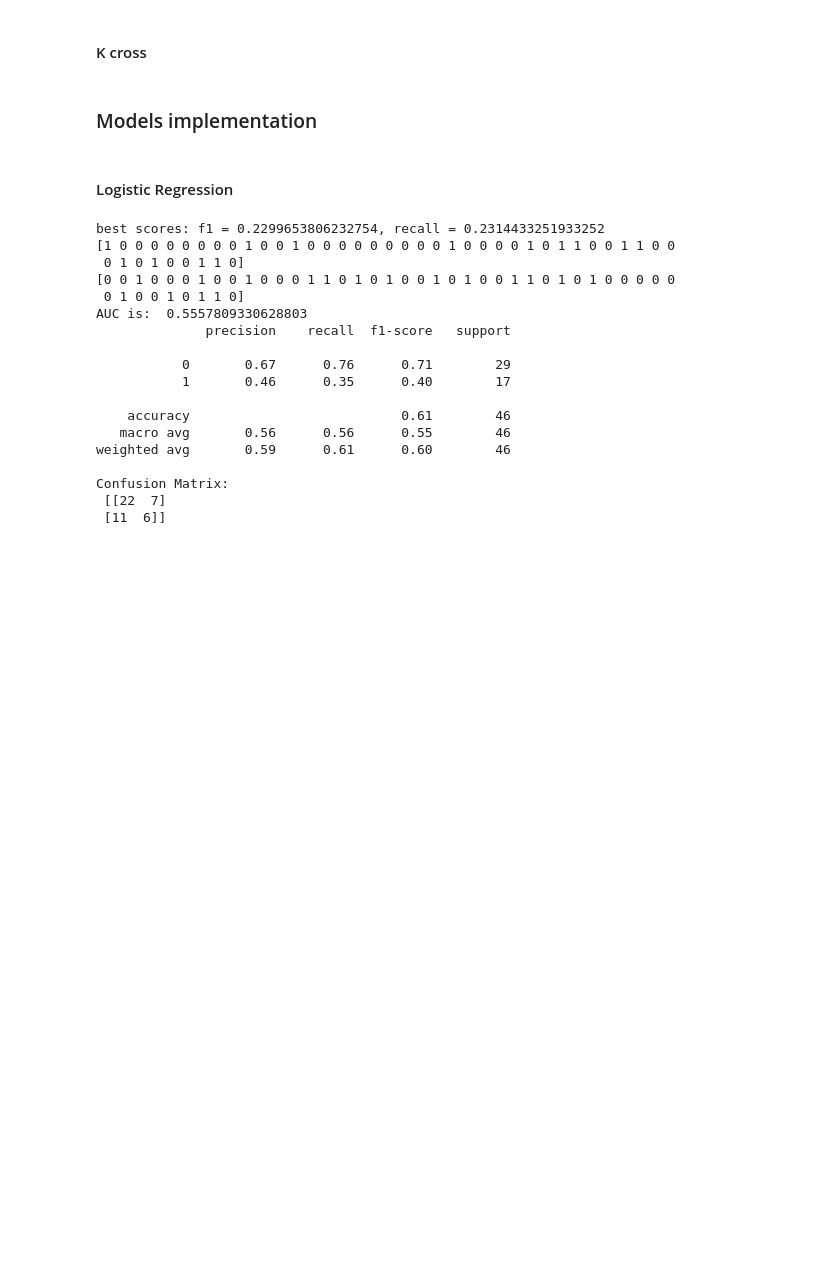
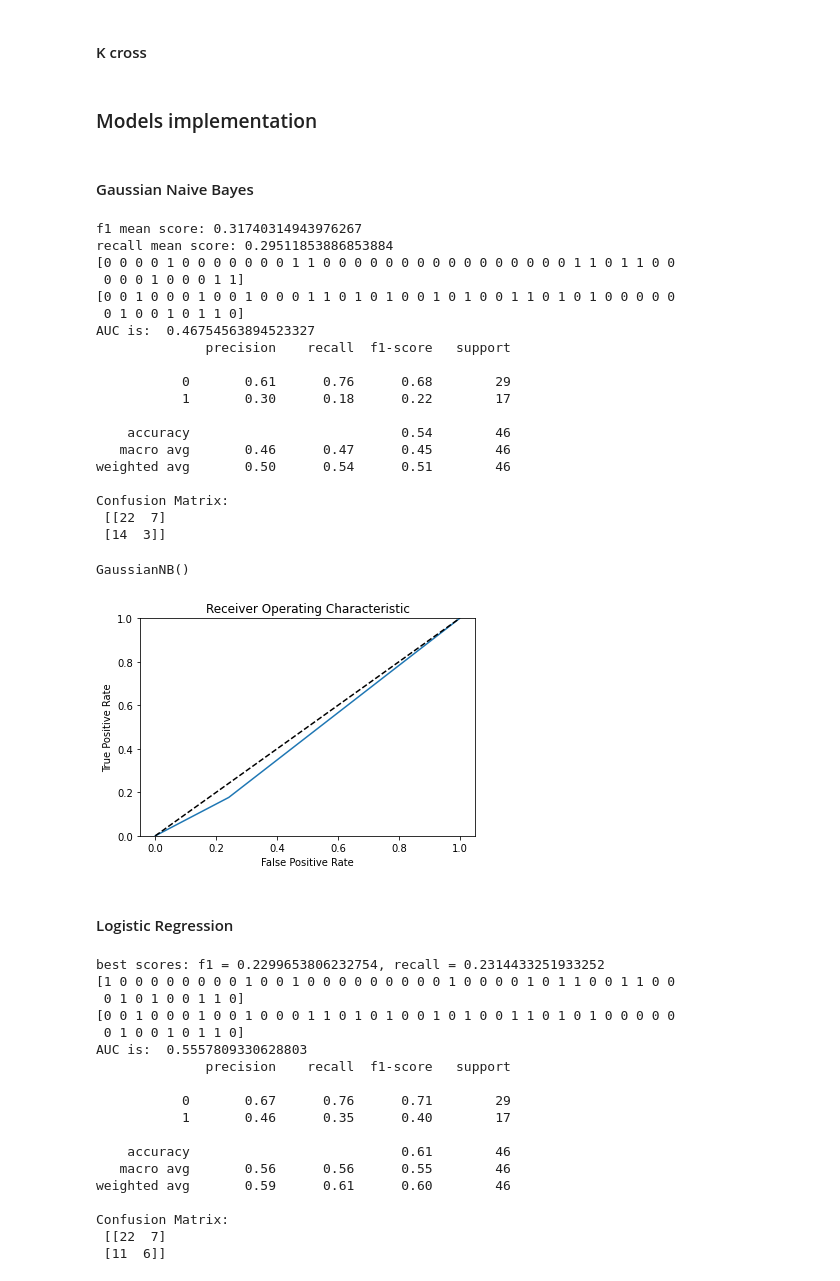
Before and after one commit to derong97/automatic-depression-detector, a Jupyter notebook: models/audio/librosa_features.ipynb, the cells around one changed output. Cells and saved outputs as stored; diff of their text form; code cells hidden in the pictures; blank space fills up the shorter version.

```diff
--- a/models/audio/librosa_features.ipynb
+++ b/models/audio/librosa_features.ipynb
@@ -163,6 +164,39 @@ def k_cross(input_model, X=X_train, y=y_train, k=4, n=3, random_state=RANDOM_STA
     return f1_scores, recall_scores
 # %% [markdown]
 ### Models implementation
+# %% [markdown]
+#### Gaussian Naive Bayes
+# %%
+nb_model = GaussianNB()
+
+f1_scores, recall_scores = k_cross(nb_model)
+
+print(f"f1 mean score: {np.mean(f1_scores)}")
+print(f"recall mean score: {np.mean(recall_scores)}")
+
+evaluate_model(nb_model)
+# %% [output]
+f1 mean score: 0.31740314943976267
+recall mean score: 0.29511853886853884
+[0 0 0 0 1 0 0 0 0 0 0 0 1 1 0 0 0 0 0 0 0 0 0 0 0 0 0 0 0 0 1 1 0 1 1 0 0
+ 0 0 0 1 0 0 0 1 1]
+[0 0 1 0 0 0 1 0 0 1 0 0 0 1 1 0 1 0 1 0 0 1 0 1 0 0 1 1 0 1 0 1 0 0 0 0 0
+ 0 1 0 0 1 0 1 1 0]
+AUC is:  0.46754563894523327
+              precision    recall  f1-score   support
+
+           0       0.61      0.76      0.68        29
+           1       0.30      0.18      0.22        17
+
+    accuracy                           0.54        46
+   macro avg       0.46      0.47      0.45        46
+weighted avg       0.50      0.54      0.51        46
+
+Confusion Matrix:
+ [[22  7]
+ [14  3]]
+GaussianNB()
+[figure, added]
 # %% [markdown]
 #### Logistic Regression
 # %%
```
Also changed, not shown: parts of 1 cell of this notebook, 2 other files.
